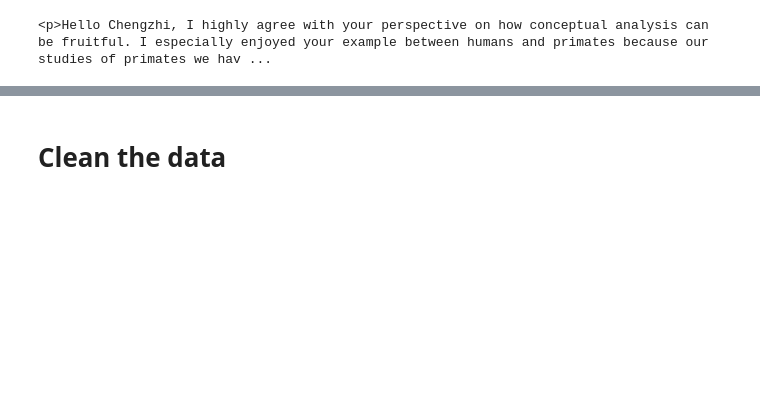
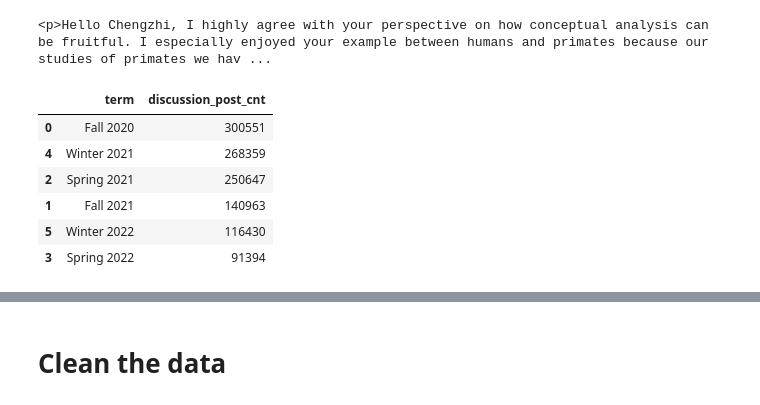
Before and after one commit to Kenny-Wei-GitHub/Discussion_Behavior_Project, a Jupyter notebook: individual_research.ipynb, the cells around one changed output, grey strips where cells are left out. Drawn from its saved outputs; the diff is of its cells as text; code cells hidden in the pictures; blank space fills up the shorter version.

```diff
--- a/individual_research.ipynb
+++ b/individual_research.ipynb
@@ -90,2 +119,12 @@ df_small = df.sample(n=100000)
 # %%
 df_small.to_csv('discussion_post_2020_2022_small.csv')
+# %%
+discussion_post.groupby(by='term')['discussion_post_id'].count().reset_index(name='discussion_post_cnt').reindex([0, 4, 2, 1, 5, 3])
+# %% [output]
+|  | term | discussion_post_cnt |
+| 0 | Fall 2020 | 300551 |
+| 4 | Winter 2021 | 268359 |
+| 2 | Spring 2021 | 250647 |
+| 1 | Fall 2021 | 140963 |
+| 5 | Winter 2022 | 116430 |
+| 3 | Spring 2022 | 91394 |
```
Also changed, not shown: parts of 33 cells of this notebook.
